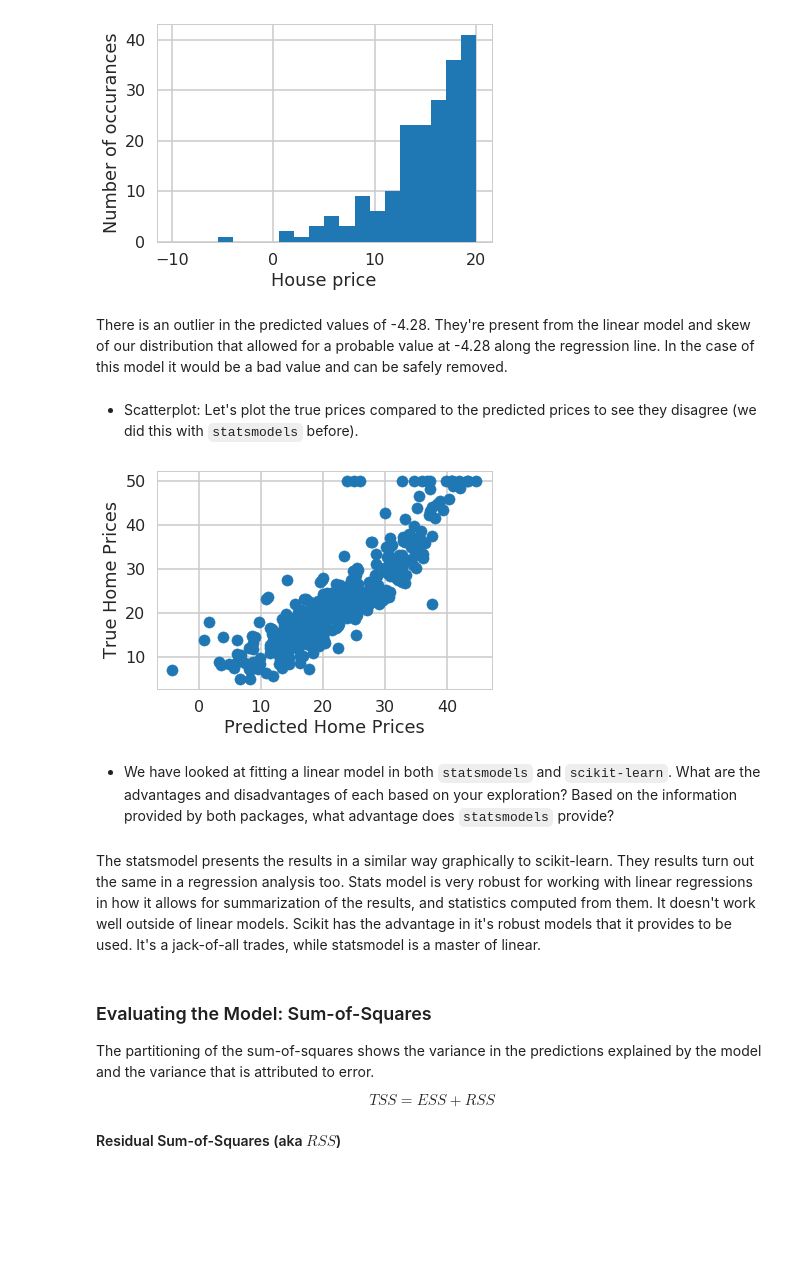
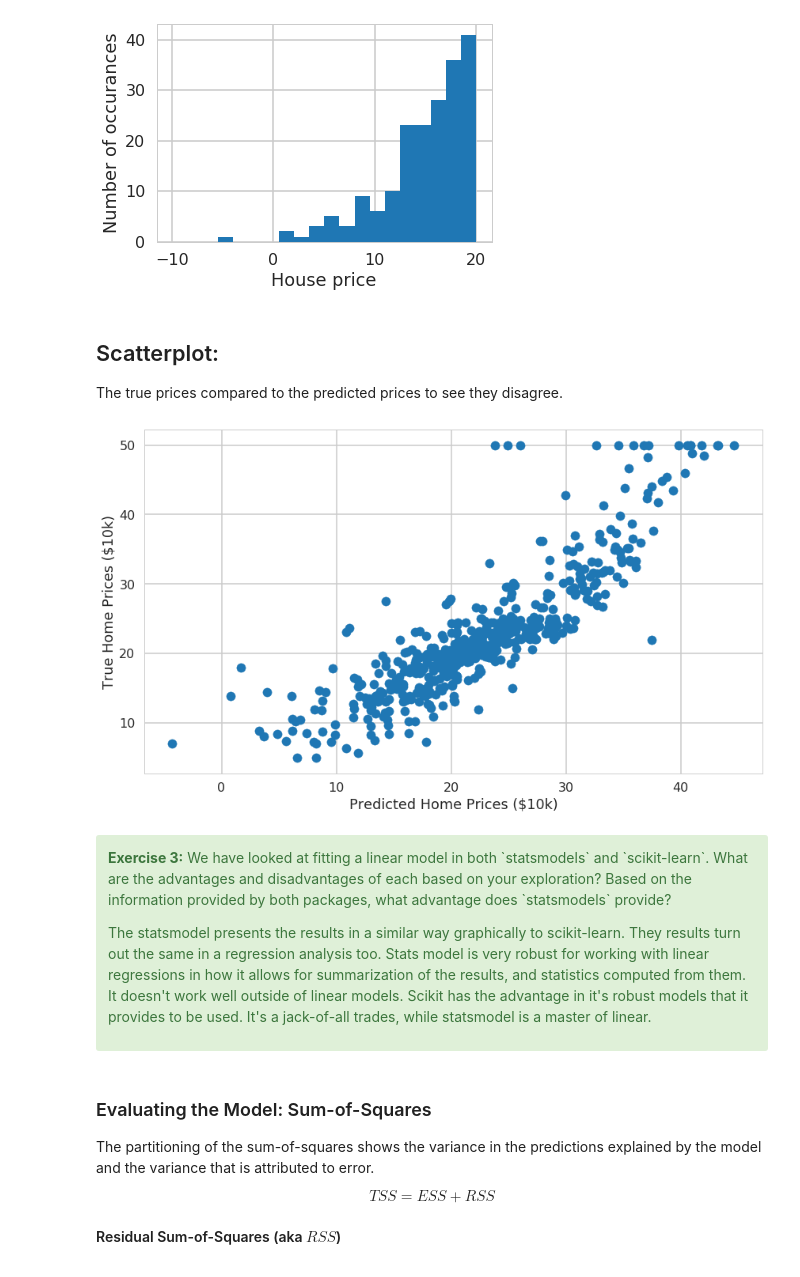
Before and after one commit to SethDKelly/Springboard, a Jupyter notebook: sec11/linear_regression/Mini_Project_Linear_Regression.ipynb, the cells around one changed output. Drawn from its saved outputs; the diff is of its cells as text; code cells hidden in the pictures; blank space fills up the shorter version.

```diff
--- a/sec11/linear_regression/Mini_Project_Linear_Regression.ipynb
+++ b/sec11/linear_regression/Mini_Project_Linear_Regression.ipynb
@@ -745,21 +754,23 @@ plt.ylabel('Number of occurances')
 plt.show()
 # %% [output]
 [figure]
-# %% [markdown]
-There is an outlier in the predicted values of -4.28. They're present from the linear model and skew of our distribution that allowed for a probable value at -4.28 along the regression line. In the case of this model it would be a bad value and can be safely removed.
 # %% [markdown]
-* Scatterplot: Let's plot the true prices compared to the predicted prices to see they disagree (we did this with `statsmodels` before).
+## Scatterplot:
+The true prices compared to the predicted prices to see they disagree.
 # %%
+plt.figure(figsize=[14,8])
 plt.scatter(lm.predict(X), bos.PRICE)
-plt.xlabel('Predicted Home Prices')
-plt.ylabel('True Home Prices')
+plt.xlabel('Predicted Home Prices ($10k)')
+plt.ylabel('True Home Prices ($10k)')
 plt.show()
 # %% [output]
-[figure, old version]
+[figure, new version]
-# %% [markdown]
-* We have looked at fitting a linear model in both `statsmodels` and `scikit-learn`. What are the advantages and disadvantages of each based on your exploration? Based on the information provided by both packages, what advantage does `statsmodels` provide?
 # %% [markdown]
-The statsmodel presents the results in a similar way graphically to scikit-learn. They results turn out the same in a regression analysis too. Stats model is very robust for working with linear regressions in how it allows for summarization of the results, and statistics computed from them. It doesn't work well outside of linear models. Scikit has the advantage in it's robust models that it provides to be used. It's a jack-of-all trades, while statsmodel is a master of linear.
+<div class="alert alert-success">
+<p><b>Exercise 3:</b>
+    We have looked at fitting a linear model in both `statsmodels` and `scikit-learn`. What are the advantages and disadvantages of each based on your exploration? Based on the information provided by both packages, what advantage does `statsmodels` provide?</p>
+<p>The statsmodel presents the results in a similar way graphically to scikit-learn. They results turn out the same in a regression analysis too. Stats model is very robust for working with linear regressions in how it allows for summarization of the results, and statistics computed from them. It doesn't work well outside of linear models. Scikit has the advantage in it's robust models that it provides to be used. It's a jack-of-all trades, while statsmodel is a master of linear.</p>
+<div>
 # %% [markdown]
 ### Evaluating the Model: Sum-of-Squares
 
```
Also changed, not shown: parts of 38 cells of this notebook.
